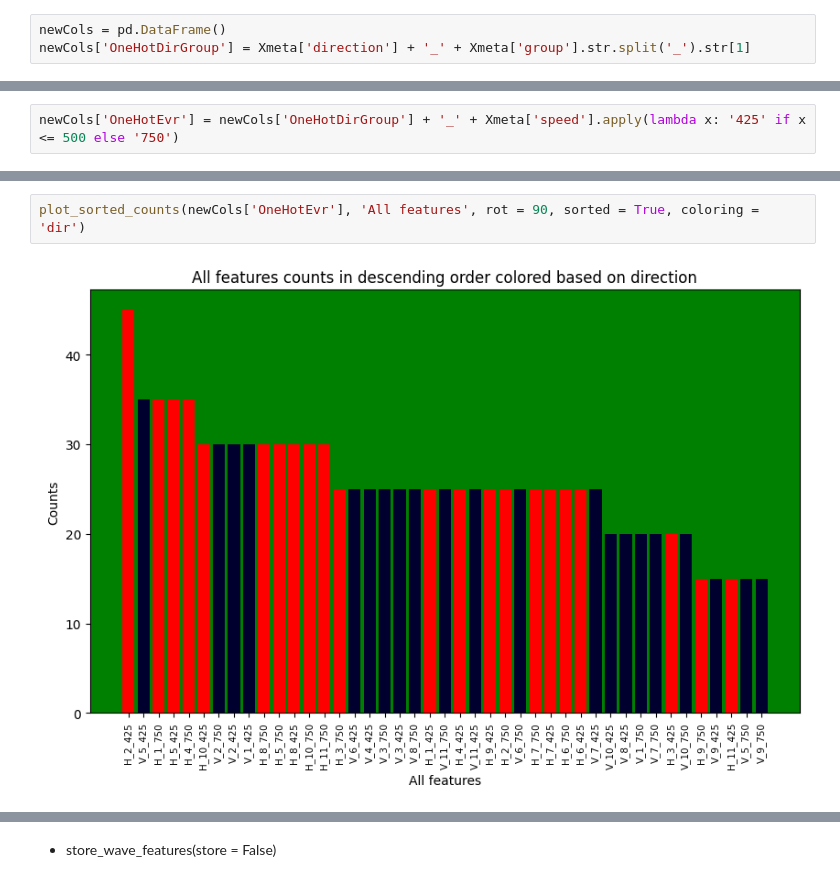
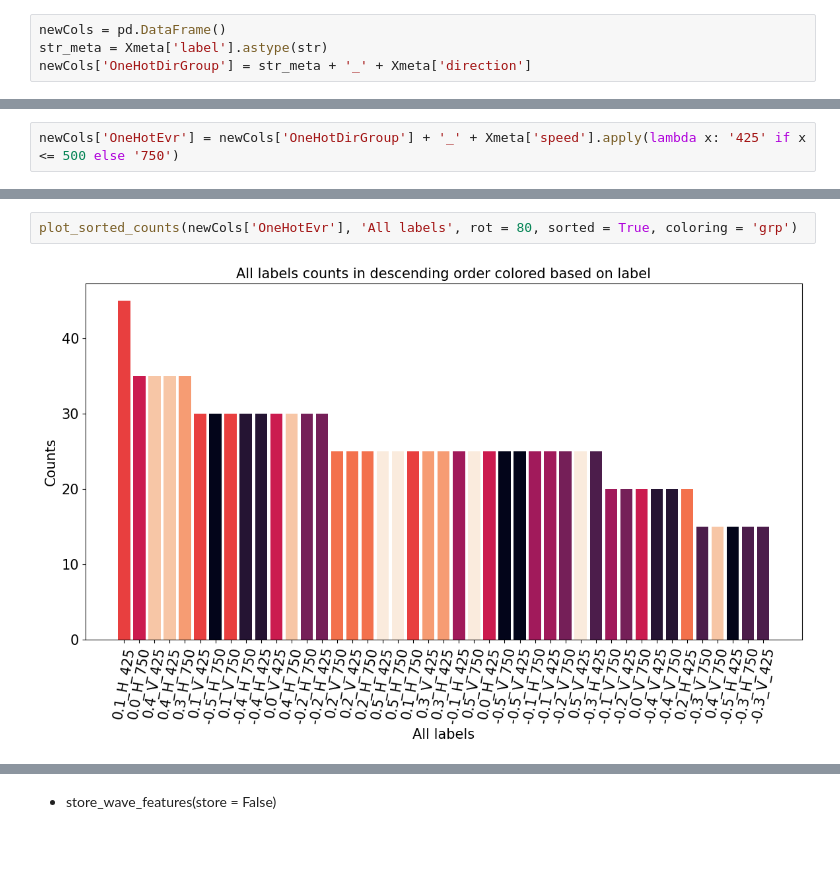
Before and after one commit to ItsKhaled/ML_Challenge, a Jupyter notebook: code/Notebook_Khaled.ipynb, the cells around one changed output, grey strips where cells are left out. Drawn from its saved outputs; the diff is of its cells as text; blank space fills up the shorter version.

```diff
--- a/code/Notebook_Khaled.ipynb
+++ b/code/Notebook_Khaled.ipynb
@@ -76,4 +86,5 @@ plot_sorted_counts(G, 'Magnitude', rot = 0, sorted=False)
 # %%
 newCols = pd.DataFrame()
-newCols['OneHotDirGroup'] = Xmeta['direction'] + '_' + Xmeta['group'].str.split('_').str[1]
+str_meta = Xmeta['label'].astype(str)
+newCols['OneHotDirGroup'] = str_meta + '_' + Xmeta['direction']
 # %%
@@ -95,5 +106,5 @@ plot_sorted_counts(newCols['OneHotEvr'], 'All features', rot = 90, sorted = True
 # %%
-plot_sorted_counts(newCols['OneHotEvr'], 'All features', rot = 90, sorted = True, coloring = 'dir')
+plot_sorted_counts(newCols['OneHotEvr'], 'All labels', rot = 80, sorted = True, coloring = 'grp')
 # %% [output]
-[figure, old version]
+[figure, new version]
 # %%
```
Also changed, not shown: parts of 31 cells of this notebook.
